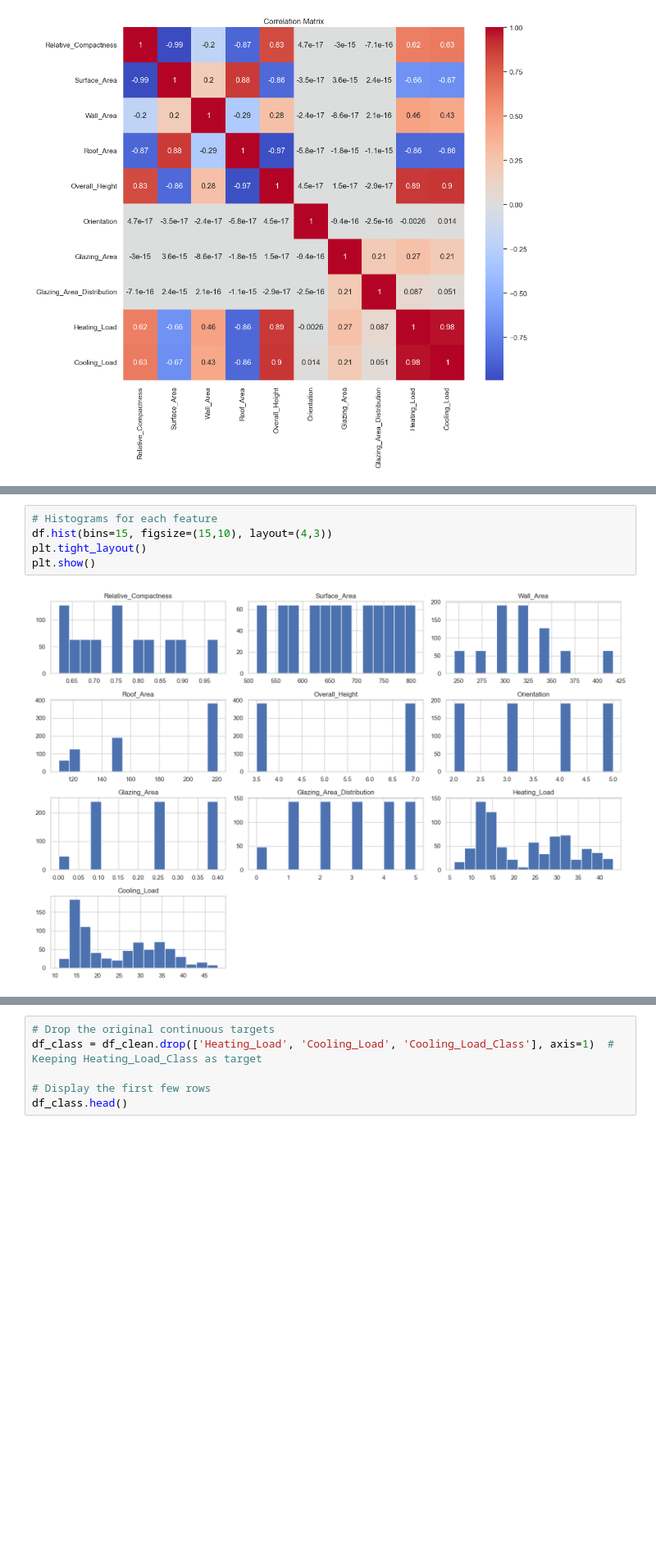
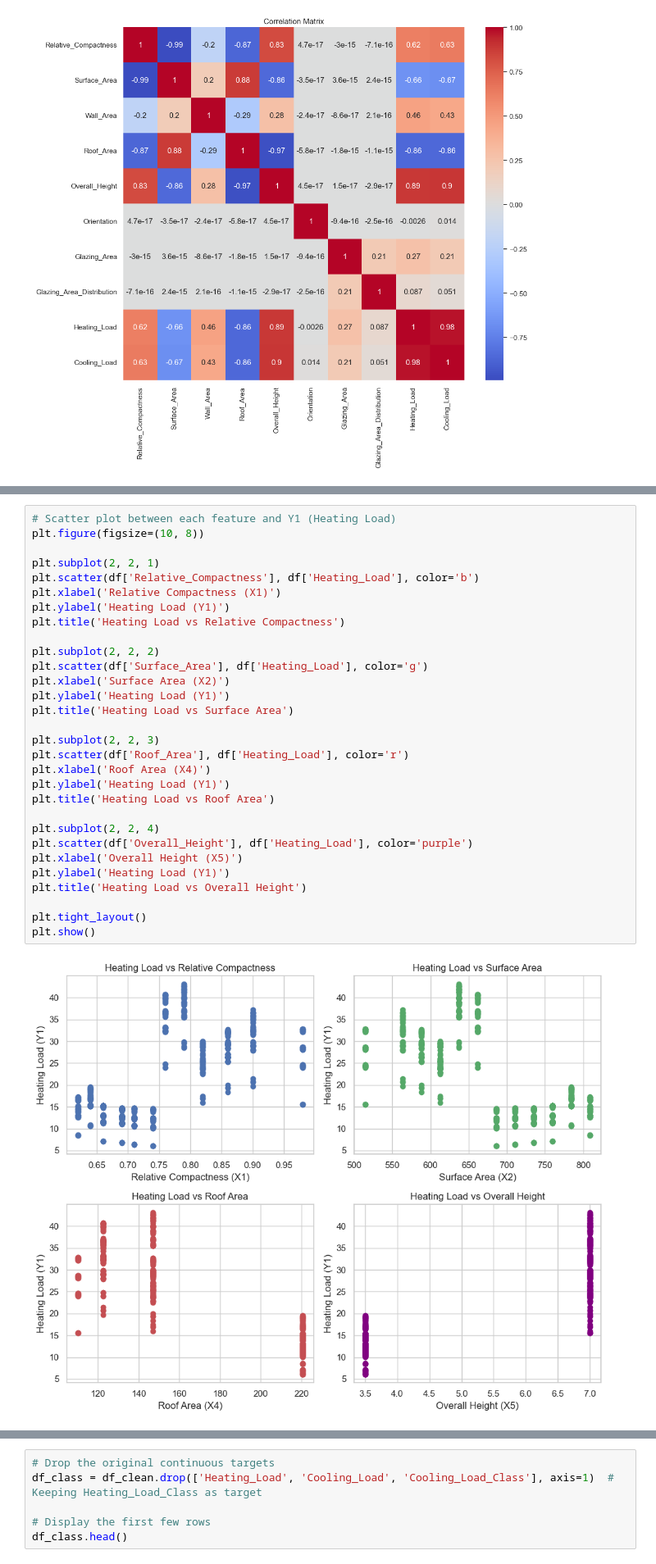
Before and after one commit to Atharva-Gondhali/Classification-of-buildings-based-on-energy-efficiency-MLC, a Jupyter notebook: main.ipynb, the cells around one changed output, grey strips where cells are left out. Shown at 82% size. Cells and saved outputs as stored; diff of their text form; blank space fills up the shorter version.

```diff
--- a/main.ipynb
+++ b/main.ipynb
@@ -147,11 +156,36 @@ The correlation matrix reveals the relationships between features and the target
   - Overall Height (X5)
 
 Understanding these correlations helps in feature selection and engineering.
-# %%
-# Histograms for each feature
-df.hist(bins=15, figsize=(15,10), layout=(4,3))
-plt.tight_layout()
-plt.show()
-# %% [output]
-[figure, removed]
+# %%
+# Scatter plot between each feature and Y1 (Heating Load)
+plt.figure(figsize=(10, 8))
+
+plt.subplot(2, 2, 1)
+plt.scatter(df['Relative_Compactness'], df['Heating_Load'], color='b')
+plt.xlabel('Relative Compactness (X1)')
+plt.ylabel('Heating Load (Y1)')
+plt.title('Heating Load vs Relative Compactness')
+
+plt.subplot(2, 2, 2)
+plt.scatter(df['Surface_Area'], df['Heating_Load'], color='g')
+plt.xlabel('Surface Area (X2)')
+plt.ylabel('Heating Load (Y1)')
+plt.title('Heating Load vs Surface Area')
+
+plt.subplot(2, 2, 3)
+plt.scatter(df['Roof_Area'], df['Heating_Load'], color='r')
+plt.xlabel('Roof Area (X4)')
+plt.ylabel('Heating Load (Y1)')
+plt.title('Heating Load vs Roof Area')
+
+plt.subplot(2, 2, 4)
+plt.scatter(df['Overall_Height'], df['Heating_Load'], color='purple')
+plt.xlabel('Overall Height (X5)')
+plt.ylabel('Heating Load (Y1)')
+plt.title('Heating Load vs Overall Height')
+
+plt.tight_layout()
+plt.show()
+# %% [output]
+[figure, added]
 # %% [markdown]
```
Also changed, not shown: parts of 15 cells of this notebook.
